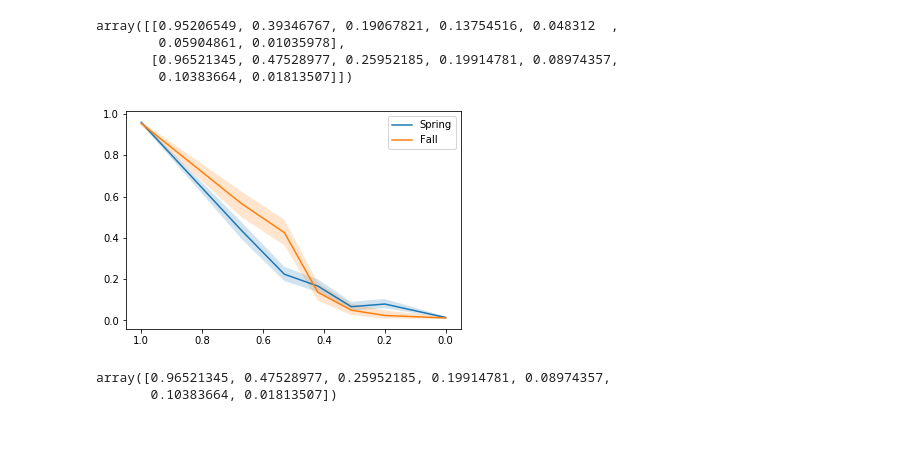
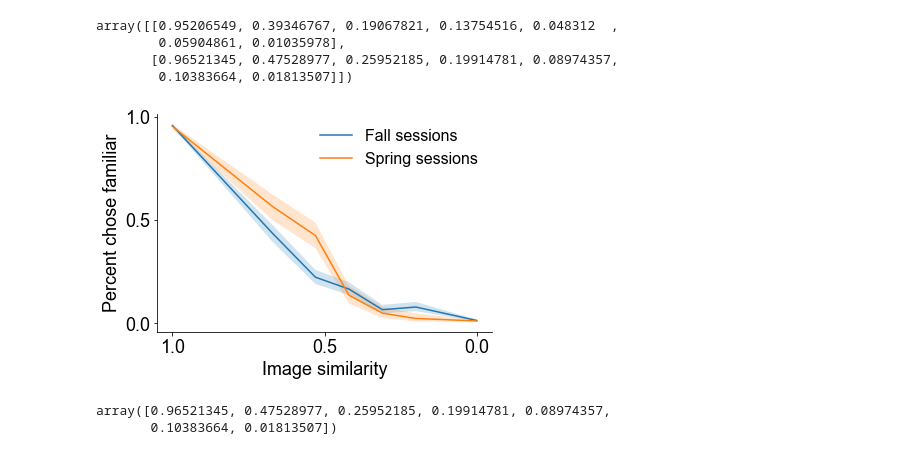
Before and after one commit to SimonBohn/QNC_2021, a Jupyter notebook: Data Vis Presentation.ipynb, the cells around one changed output. Saved outputs shown, nothing was run; the diff lists cells and outputs as text; code cells hidden in the pictures.

Commit message:
formatted figure

```diff
--- a/Data Vis Presentation.ipynb
+++ b/Data Vis Presentation.ipynb
@@ -47,14 +48,26 @@ array([[0.95206549, 0.39346767, 0.19067821, 0.13754516, 0.048312  ,
        [0.96521345, 0.47528977, 0.25952185, 0.19914781, 0.08974357,
         0.10383664, 0.01813507]])
 # %%
-plt.plot(x_axis,fall_performance_sum/fall_total_trials)
-plt.plot(x_axis,spring_performance_sum/spring_total_trials)
+hfont = {'fontname':'Arial'}
+font = fm.FontProperties(family='Arial',
+                                   weight='normal',
+                                   style='normal', size=16)
+
+ax = plt.subplot(111)
+ax.plot(x_axis,fall_performance_sum/fall_total_trials)
+ax.plot(x_axis,spring_performance_sum/spring_total_trials)
 plt.fill_between(x_axis,fall_CIs[0],fall_CIs[1],alpha=.2)
 plt.fill_between(x_axis,spring_CIs[0],spring_CIs[1],alpha=.2)
-plt.legend(['Spring','Fall'])
+plt.legend(['Fall sessions','Spring sessions'],prop=font,frameon=False)
 plt.gca().invert_xaxis()
+plt.xlabel("Image similarity",**hfont,size=18)
+plt.ylabel("Percent chose familiar",**hfont,size=18)
+plt.xticks([1,.5,0],**hfont,size=18)
+plt.yticks([0,.5,1],**hfont,size=18)
+ax.spines['right'].set_visible(False)
+ax.spines['top'].set_visible(False)
 # %% [output]
-[figure, old version]
+[figure, new version]
 # %%
 fall_CIs[1]
 # %% [output]
```
Also changed, not shown: parts of 1 cell of this notebook.
